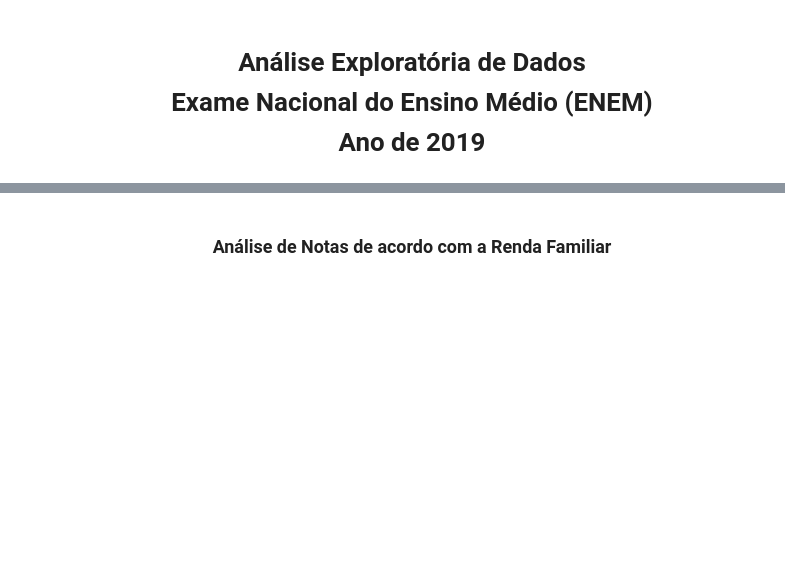
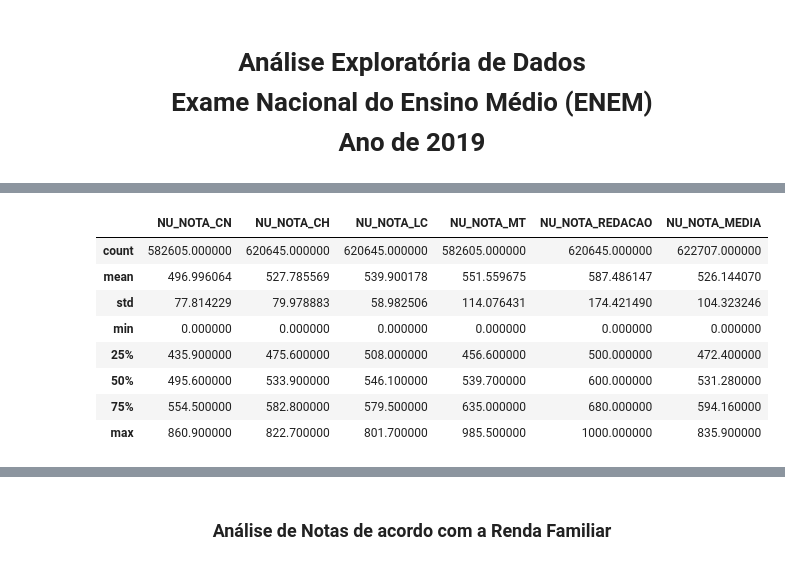
Before and after one commit to bebelparanhos/Enem_2019, a Jupyter notebook: Enem_2019.ipynb, the cells around one changed output, grey strips where cells are left out. Saved outputs shown, nothing was run; the diff lists cells and outputs as text; code cells hidden in the pictures; blank space fills up the shorter version.

```diff
--- a/Enem_2019.ipynb
+++ b/Enem_2019.ipynb
@@ -100,3 +198,13 @@ questionario_notas = dados_enem[["NU_INSCRICAO","TP_COR_RACA","NO_COR_RACA","TP_
 # %%
-questionario_notas[["NU_NOTA_CN","NU_NOTA_CH","NU_NOTA_LC","NU_NOTA_MT","NU_NOTA_REDACAO"]].describe()
+questionario_notas[["NU_NOTA_CN","NU_NOTA_CH","NU_NOTA_LC","NU_NOTA_MT","NU_NOTA_REDACAO","NU_NOTA_MEDIA"]].describe()
+# %% [output]
+|  | NU_NOTA_CN | NU_NOTA_CH | NU_NOTA_LC | NU_NOTA_MT | NU_NOTA_REDACAO | NU_NOTA_MEDIA |
+| count | 582605.000000 | 620645.000000 | 620645.000000 | 582605.000000 | 620645.000000 | 622707.000000 |
+| mean | 496.996064 | 527.785569 | 539.900178 | 551.559675 | 587.486147 | 526.144070 |
+| std | 77.814229 | 79.978883 | 58.982506 | 114.076431 | 174.421490 | 104.323246 |
+| min | 0.000000 | 0.000000 | 0.000000 | 0.000000 | 0.000000 | 0.000000 |
+| 25% | 435.900000 | 475.600000 | 508.000000 | 456.600000 | 500.000000 | 472.400000 |
+| 50% | 495.600000 | 533.900000 | 546.100000 | 539.700000 | 600.000000 | 531.280000 |
+| 75% | 554.500000 | 582.800000 | 579.500000 | 635.000000 | 680.000000 | 594.160000 |
+| max | 860.900000 | 822.700000 | 801.700000 | 985.500000 | 1000.000000 | 835.900000 |
 # %%
```
Also changed, not shown: parts of 24 cells of this notebook.
